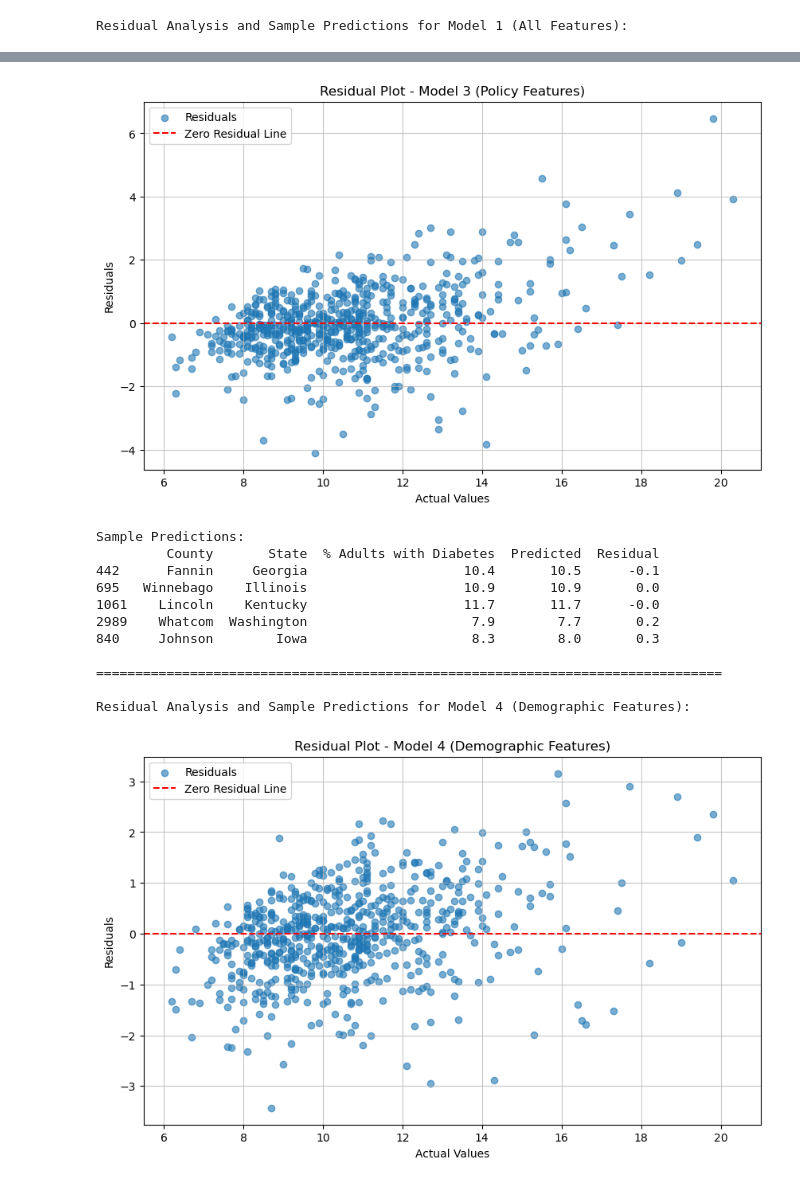
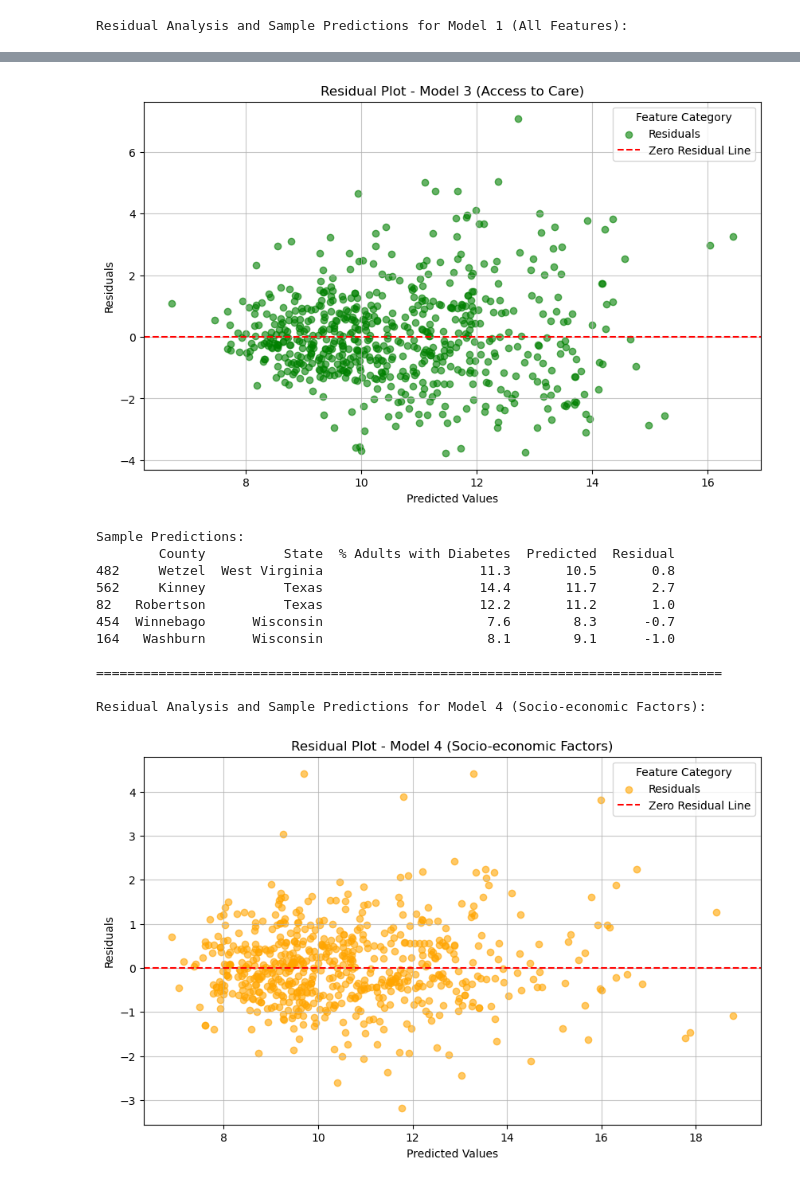
Before and after one commit to nedgren/Health-Insights, a Jupyter notebook: modeling/shravan_modeling_subset-of-features.ipynb, the cells around one changed output, grey strips where cells are left out. Drawn from its saved outputs; the diff is of its cells as text; code cells hidden in the pictures.

```diff
--- a/modeling/shravan_modeling_subset-of-features.ipynb
+++ b/modeling/shravan_modeling_subset-of-features.ipynb
@@ -110,10 +226,0 @@ lifestyle_features = ['% Physically Inactive', '% Excessive Drinking',
-# %%
-# Filter out non-numeric features
-numeric_train_data = train_data.select_dtypes(include=[np.number])
-numeric_val_data = val_data.select_dtypes(include=[np.number])
-
-all_features = [col for col in numeric_train_data.columns if col != target]
-health_features_filtered = [f for f in health_features if f in numeric_train_data.columns]
-policy_features_filtered = [f for f in policy_features if f in numeric_train_data.columns]
-demographic_features_filtered = [f for f in demographic_features if f in numeric_train_data.columns]
-lifestyle_features_filtered = [f for f in lifestyle_features if f in numeric_train_data.columns]
@@ -235,17 +414,16 @@ for model_name, model in models.items():
 # %%
-import random
-
 # Plot residuals for each model and show sample predictions
 for model_name, model in models.items():
     print(f"Residual Analysis and Sample Predictions for {model_name}:")
 
-    # Get feature set and test data
+    # Match the feature set to the model
     feature_set = {
         "Model 1 (All Features)": all_features,
-        "Model 2 (Health Features)": health_features_filtered,
-        "Model 3 (Policy Features)": policy_features_filtered,
-        "Model 4 (Demographic Features)": demographic_features_filtered,
-        "Model 5 (Lifestyle Features)": lifestyle_features_filtered
+        "Model 2 (Health Behaviors)": health_behaviors_features,
+        "Model 3 (Access to Care)": access_to_care_features,
+        "Model 4 (Socio-economic Factors)": socio_economic_features,
+        "Model 5 (Physical Environment)": physical_environment_features,
+        "Model 6 (Demographics)": demographics_features
     }[model_name]
 
     X_test = test_data[feature_set]
@@ -257,18 +435,35 @@ for model_name, model in models.items():
     # Calculate residuals
     residuals = y_test - y_pred_test
 
+    # Determine the feature category for this model
+    feature_category = None
+    for category, features in {
+        "Health Behaviors": health_behaviors_features,
+        "Access to Care": access_to_care_features,
+        "Socio-economic Factors": socio_economic_features,
+        "Physical Environment": physical_environment_features,
+        "Demographics": demographics_features,
+        "Other": all_features
+    }.items():
+        if set(feature_set).issubset(set(features)):
+            feature_category = category
+            break
+
+    # Use the color matching the feature category
+    category_color = category_colors.get(feature_category, "gray")
+
     # Plot residuals
     plt.figure(figsize=(10, 6))
-    plt.scatter(y_test, residuals, alpha=0.6, label="Residuals") #From Neal: I think we don't want to plot residuals vs actual values
+    plt.scatter(y_pred_test, residuals, alpha=0.6, label="Residuals", color=category_color)
     plt.axhline(0, color='red', linestyle='--', label="Zero Residual Line")
     plt.title(f"Residual Plot - {model_name}")
-    plt.xlabel("Actual Values")
+    plt.xlabel("Predicted Values")
     plt.ylabel("Residuals")
-    plt.legend()
+    plt.legend(title="Feature Category")
     plt.grid(alpha=0.7)
     plt.show()
 
-    # Display sample predictions for 5 random counties
+    # Display sample predictions for 5 random rows
     random_indices = random.sample(range(len(test_data)), 5)
     sample_data = test_data.iloc[random_indices]
     sample_predictions = model.predict(sample_data[feature_set])
@@ -311,14 +506,14 @@ Residual Analysis and Sample Predictions for Model 3 (Policy Features):
-[figure, old version]
+[figure, new version]
 Sample Predictions:
-         County       State  % Adults with Diabetes  Predicted  Residual
-442      Fannin     Georgia                    10.4       10.5      -0.1
-695   Winnebago    Illinois                    10.9       10.9       0.0
-1061    Lincoln    Kentucky                    11.7       11.7      -0.0
-2989    Whatcom  Washington                     7.9        7.7       0.2
-840     Johnson        Iowa                     8.3        8.0       0.3
+        County          State  % Adults with Diabetes  Predicted  Residual
+482     Wetzel  West Virginia                    11.3       10.5       0.8
+562     Kinney          Texas                    14.4       11.7       2.7
+82   Robertson          Texas                    12.2       11.2       1.0
+454  Winnebago      Wisconsin                     7.6        8.3      -0.7
+164   Washburn      Wisconsin                     8.1        9.1      -1.0
 
 ================================================================================
 
-Residual Analysis and Sample Predictions for Model 4 (Demographic Features):
+Residual Analysis and Sample Predictions for Model 4 (Socio-economic Factors):
-[figure, old version]
+[figure, new version]
 Sample Predictions:
```
Also changed, not shown: parts of 20 cells of this notebook.
